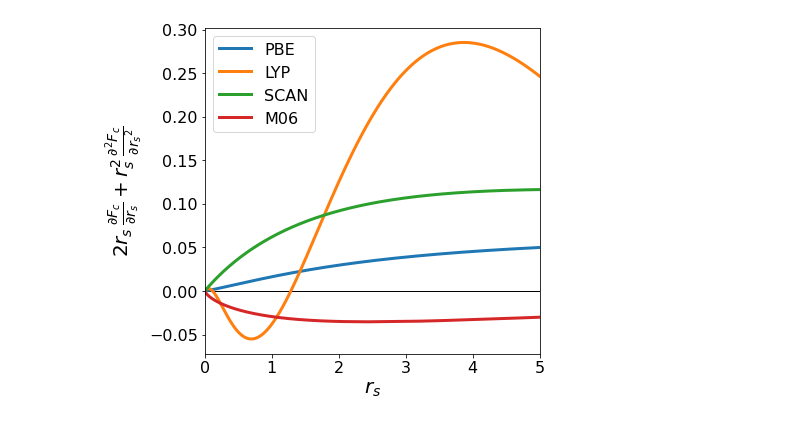
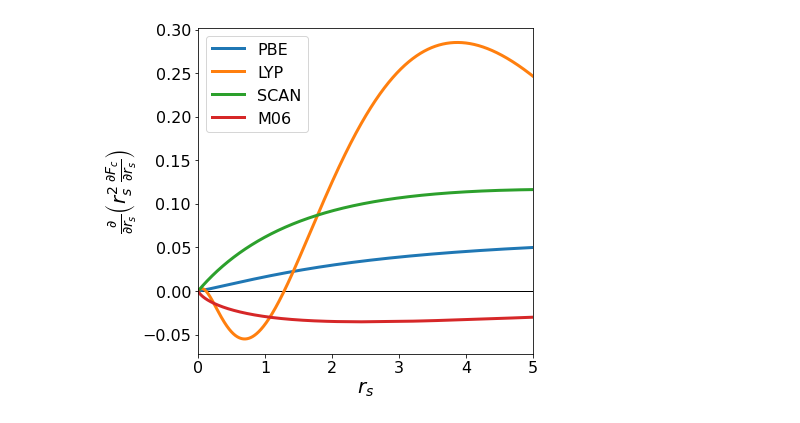
Before and after one commit to pedersor/DFT_exconditions, a Jupyter notebook: f_c_bounds/bounds_analysis/second_deriv_check.ipynb, the cells around one changed output. Cells and saved outputs as stored; diff of their text form; code cells hidden in the pictures.

```diff
--- a/f_c_bounds/bounds_analysis/second_deriv_check.ipynb
+++ b/f_c_bounds/bounds_analysis/second_deriv_check.ipynb
@@ -19,7 +19,7 @@ plt.rcParams["figure.figsize"] = (6, 6)
 # %%
 def get_eps_c(xc, input):
   input = np.meshgrid(*input, indexing='ij')
-  eps_c = test_suite.get_eps_c(xc, input)
+  eps_c = test_suite.get_eps_xc(xc, input)
   return eps_c
 
 def second_deriv_check_plot(input, eps_c, r_s_dx):
@@ -54,32 +54,32 @@ eps_c = get_eps_c(xc, input)
 to_plot = second_deriv_check_plot(input, eps_c, r_s_dx)
 plt.plot(r_s[1:-1], to_plot, label='PBE')
 
 # LYP
 xc = 'gga_c_lyp'
 input = [r_s, s, zeta]
 eps_c = get_eps_c(xc, input)
 to_plot = second_deriv_check_plot(input, eps_c, r_s_dx)
 plt.plot(r_s[1:-1], to_plot, label='LYP')
 
 # SCAN
 xc = 'mgga_c_scan'
 input = [r_s, s, zeta, alpha]
 eps_c = get_eps_c(xc, input)
 to_plot = second_deriv_check_plot(input, eps_c, r_s_dx)
 plt.plot(r_s[1:-1], to_plot, label='SCAN')
 
 # SCAN
 xc = 'mgga_c_m06'
 input = [r_s, s, zeta, alpha]
 eps_c = get_eps_c(xc, input)
 to_plot = second_deriv_check_plot(input, eps_c, r_s_dx)
 plt.plot(r_s[1:-1], to_plot, label='M06')
 
 plt.axhline(0,color='black', zorder=0, linewidth=1)
 plt.xlim(left=0, right=5)
 plt.legend()
-plt.ylabel(r'$2r_s \, \frac{\partial{F_c}}{\partial{r_s}} + r_s^2 \, \frac{\partial^2 F_c}{\partial{r_s}^2} $')
+plt.ylabel(r'$\frac{\partial{}}{\partial{r_s}} \left( r_s^2 \, \frac{\partial{F_c}}{\partial{r_s}} \right)$')
 plt.xlabel('$r_s$')
 plt.savefig('second_deriv_check.pdf', bbox_inches='tight')
 # %% [output]
-[figure, old version]
+[figure, new version]
```
Also changed, not shown: 1 other file.
